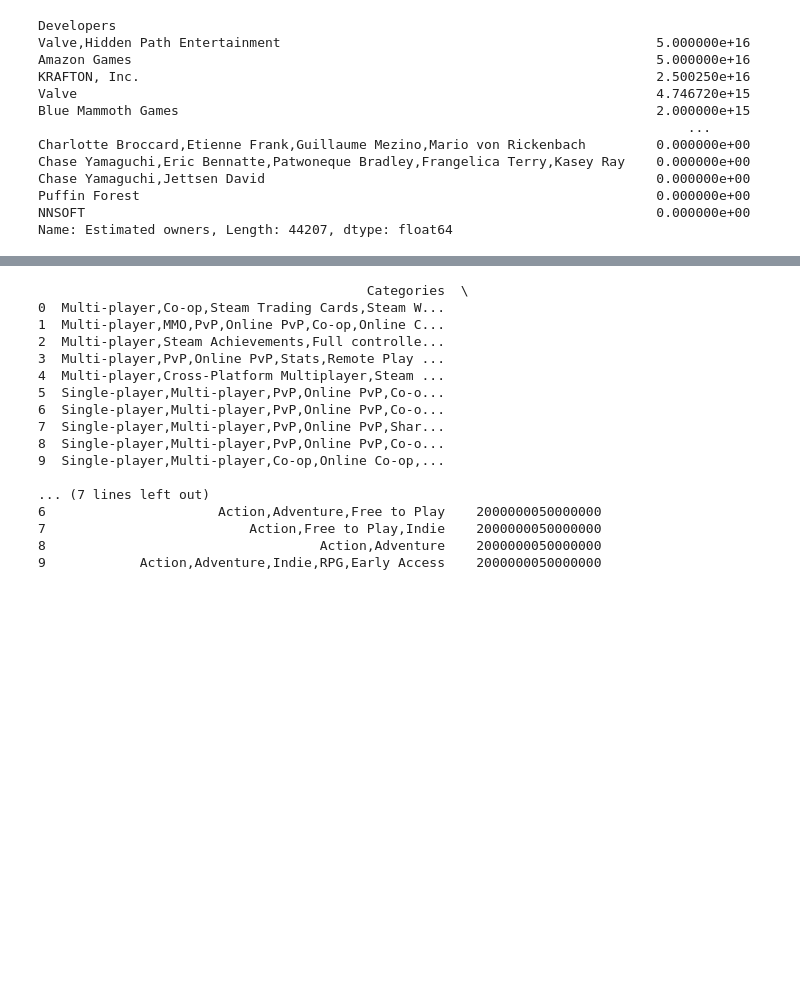
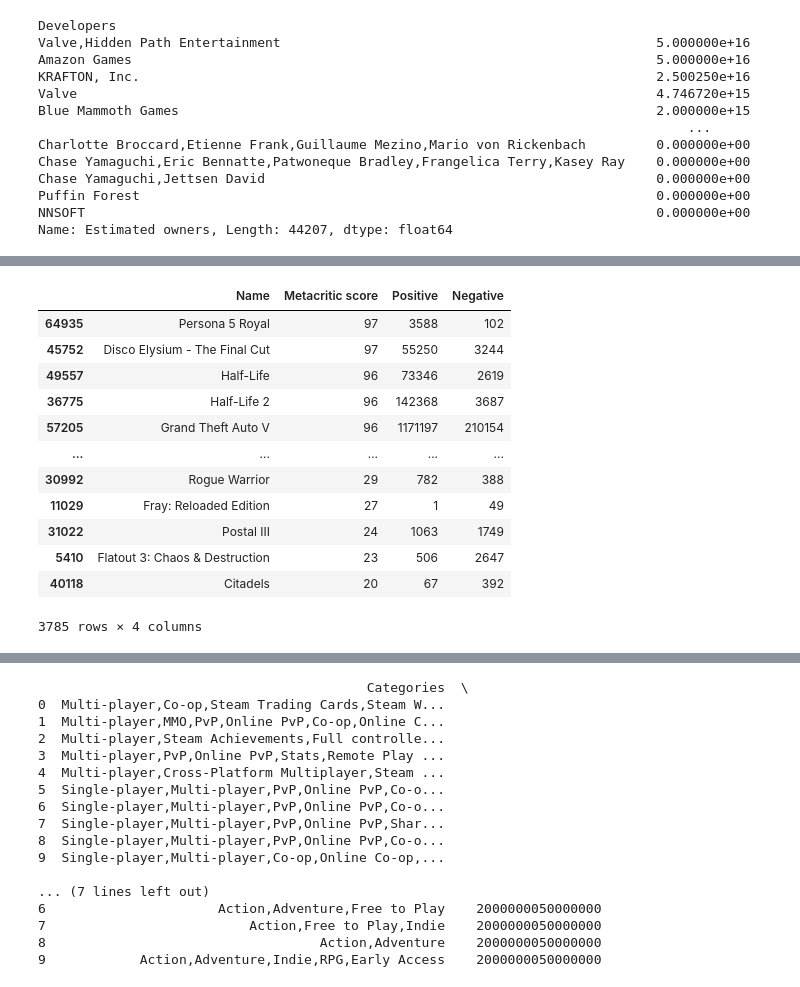
Before and after one commit to samhnelsen/Group-6, a Jupyter notebook: Edmon(estimated owners).ipynb, the cells around one changed output, grey strips where cells are left out. Drawn from its saved outputs; the diff is of its cells as text; code cells hidden in the pictures; blank space fills up the shorter version.

```diff
--- a/Edmon(estimated owners).ipynb
+++ b/Edmon(estimated owners).ipynb
@@ -161,0 +156,18 @@ KeyError: 'Metacritic score'
+# %%
+top_scores_df = game_df.sort_values(by="Metacritic score", ascending=False)
+top_scores_df = top_scores_df[(top_scores_df["Metacritic score"])>0]
+top_scores_df[["Name","Metacritic score","Positive","Negative"]]
+# %% [output]
+|  | Name | Metacritic score | Positive | Negative |
+| 64935 | Persona 5 Royal | 97 | 3588 | 102 |
+| 45752 | Disco Elysium - The Final Cut | 97 | 55250 | 3244 |
+| 49557 | Half-Life | 96 | 73346 | 2619 |
+| 36775 | Half-Life 2 | 96 | 142368 | 3687 |
+| 57205 | Grand Theft Auto V | 96 | 1171197 | 210154 |
+| ... | ... | ... | ... | ... |
+| 30992 | Rogue Warrior | 29 | 782 | 388 |
+| 11029 | Fray: Reloaded Edition | 27 | 1 | 49 |
+| 31022 | Postal III | 24 | 1063 | 1749 |
+| 5410 | Flatout 3: Chaos & Destruction | 23 | 506 | 2647 |
+| 40118 | Citadels | 20 | 67 | 392 |
+3785 rows × 4 columns
```
Also changed, not shown: parts of 11 cells of this notebook.
